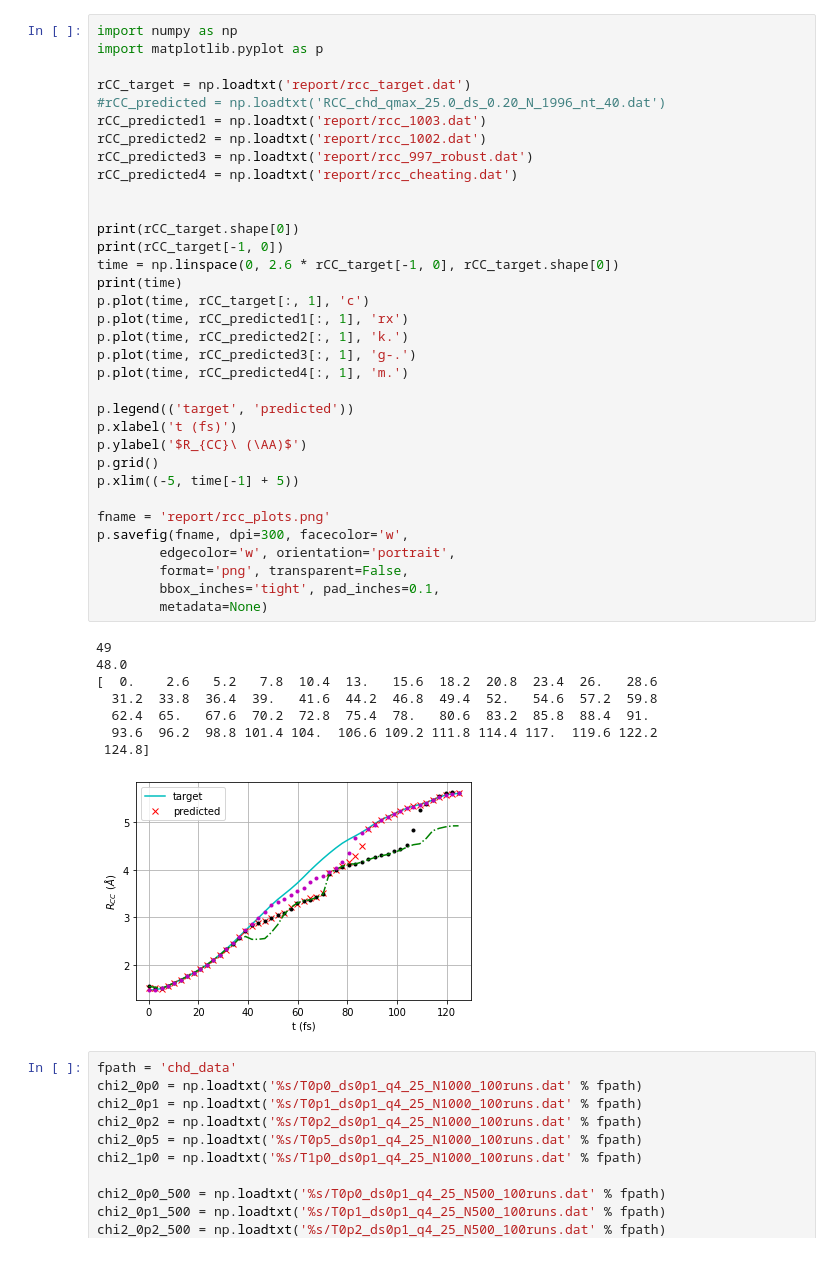
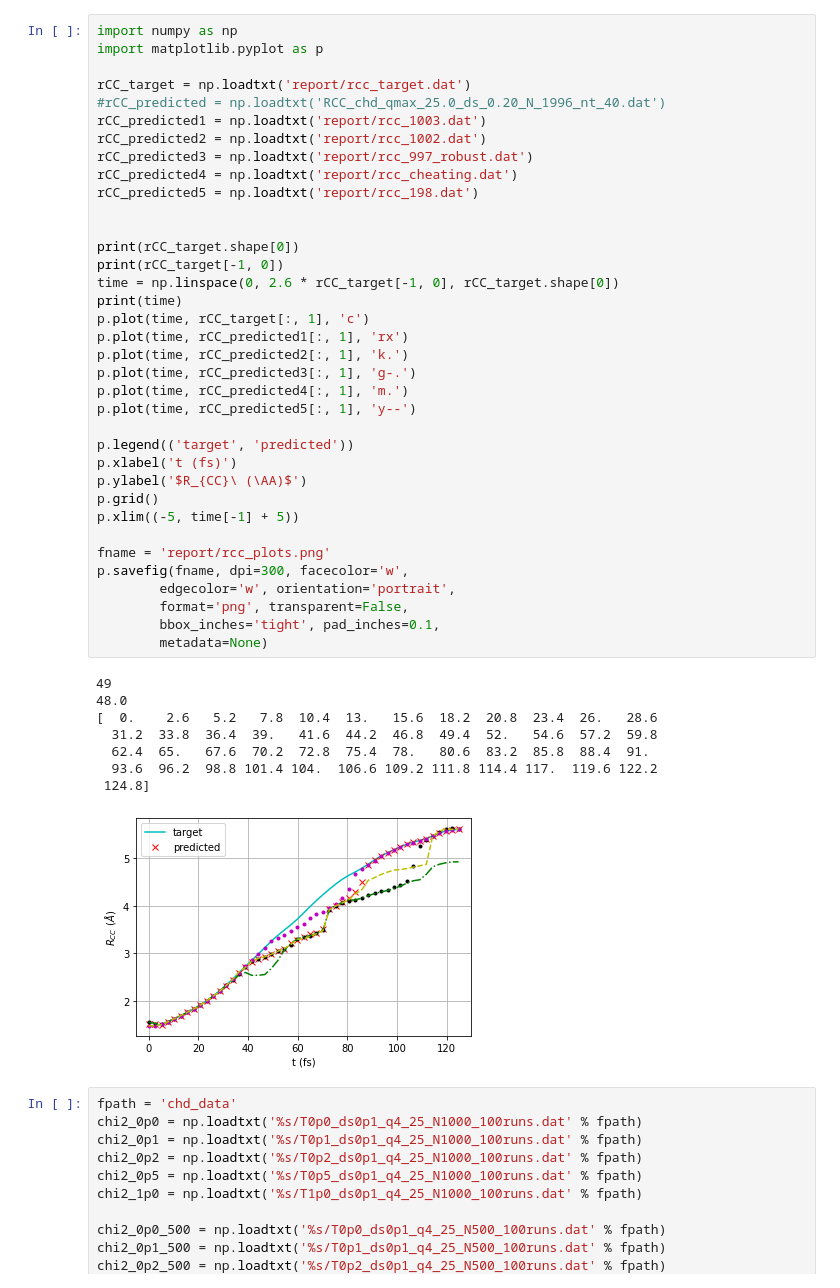
Before and after one commit to tnorthey/molecule, a Jupyter notebook: create_plots_chd.ipynb, the cells around one changed output. Drawn from its saved outputs; the diff is of its cells as text.

```diff
--- a/create_plots_chd.ipynb
+++ b/create_plots_chd.ipynb
@@ -253,39 +256,41 @@ rCC_predicted1 = np.loadtxt('report/rcc_1003.dat')
 rCC_predicted2 = np.loadtxt('report/rcc_1002.dat')
 rCC_predicted3 = np.loadtxt('report/rcc_997_robust.dat')
 rCC_predicted4 = np.loadtxt('report/rcc_cheating.dat')
+rCC_predicted5 = np.loadtxt('report/rcc_198.dat')
 
 
 print(rCC_target.shape[0])
 print(rCC_target[-1, 0])
 time = np.linspace(0, 2.6 * rCC_target[-1, 0], rCC_target.shape[0])
 print(time)
 p.plot(time, rCC_target[:, 1], 'c')
 p.plot(time, rCC_predicted1[:, 1], 'rx')
 p.plot(time, rCC_predicted2[:, 1], 'k.')
 p.plot(time, rCC_predicted3[:, 1], 'g-.')
 p.plot(time, rCC_predicted4[:, 1], 'm.')
+p.plot(time, rCC_predicted5[:, 1], 'y--')
 
 p.legend(('target', 'predicted'))
 p.xlabel('t (fs)')
 p.ylabel('$R_{CC}\ (\AA)$')
 p.grid()
 p.xlim((-5, time[-1] + 5))
 
 fname = 'report/rcc_plots.png'
 p.savefig(fname, dpi=300, facecolor='w',
         edgecolor='w', orientation='portrait',
         format='png', transparent=False,
         bbox_inches='tight', pad_inches=0.1,
         metadata=None)
 # %% [output]
 49
 48.0
 [  0.    2.6   5.2   7.8  10.4  13.   15.6  18.2  20.8  23.4  26.   28.6
   31.2  33.8  36.4  39.   41.6  44.2  46.8  49.4  52.   54.6  57.2  59.8
   62.4  65.   67.6  70.2  72.8  75.4  78.   80.6  83.2  85.8  88.4  91.
   93.6  96.2  98.8 101.4 104.  106.6 109.2 111.8 114.4 117.  119.6 122.2
  124.8]
-[figure, old version]
+[figure, new version]
 # %%
 fpath = 'chd_data'
 chi2_0p0 = np.loadtxt('%s/T0p0_ds0p1_q4_25_N1000_100runs.dat' % fpath)
```
Also changed, not shown: parts of 1 cell of this notebook, 16 other files.
